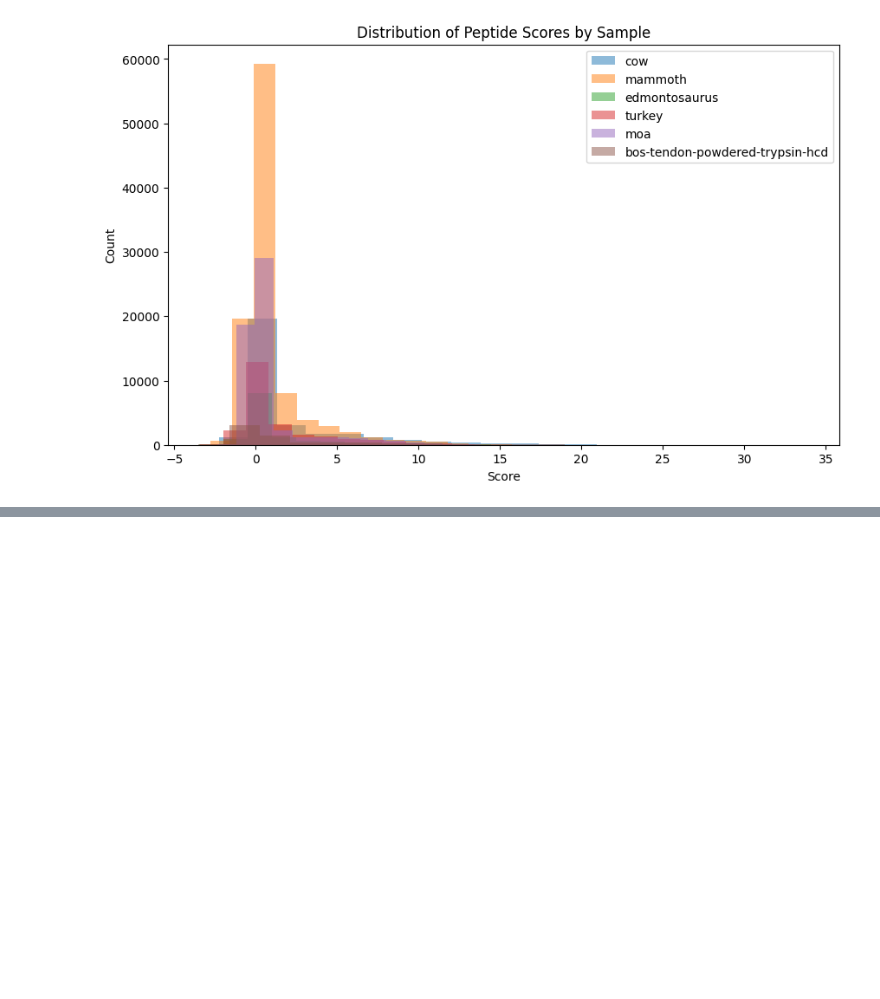
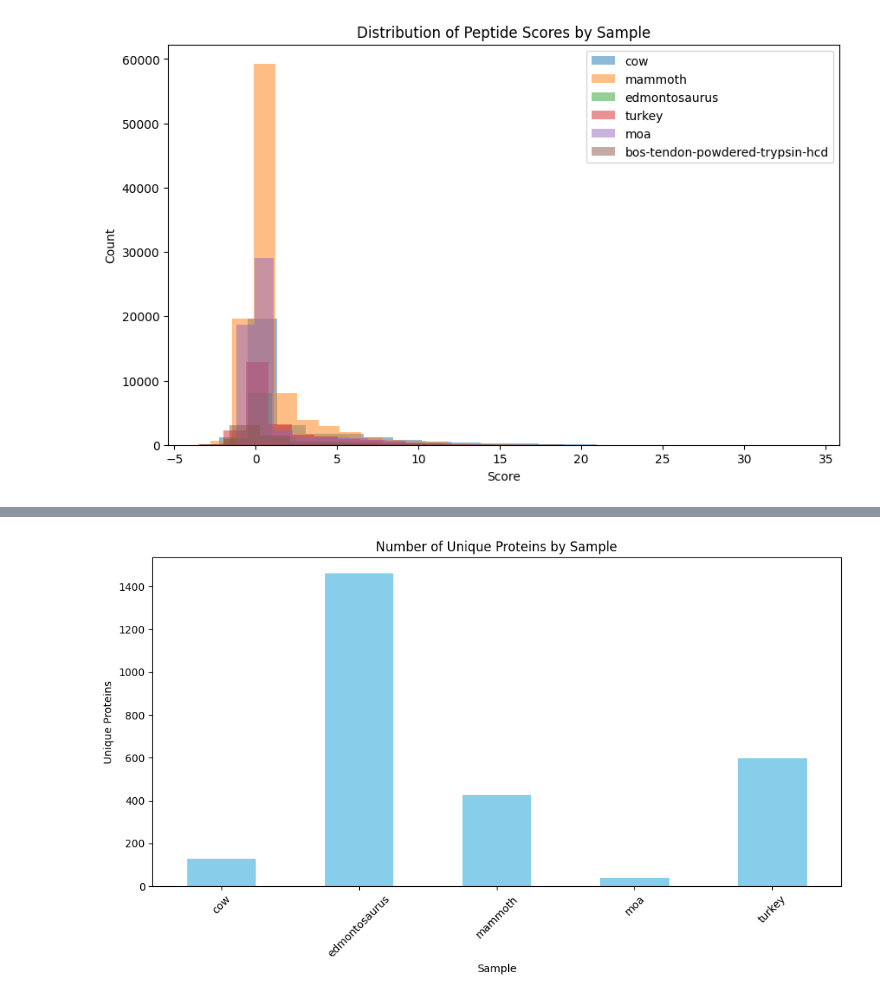
Before and after one commit to Palaeoprot/PalaeoProtCourse, a Jupyter notebook: Tartu_Excercise.ipynb, the cells around one changed output, grey strips where cells are left out. Saved outputs shown, nothing was run; the diff lists cells and outputs as text; code cells hidden in the pictures; blank space fills up the shorter version.

```diff
--- a/Tartu_Excercise.ipynb
+++ b/Tartu_Excercise.ipynb
@@ -719,3 +719,68 @@ plt.ylabel('Count')
 plt.show()
 # %% [output]
 [figure]
+# %%
+# Fix the sample naming inconsistency
+df['actual_sample'] = df['actual_sample'].replace('bos-tendon-powdered-trypsin-hcd', 'cow')
+
+# Now create a function to analyze proteins
+def analyze_proteins(df):
+    # Get all unique proteins
+    all_proteins = df['protein'].dropna().unique()
+
+    # Calculate basic statistics
+    total_proteins = len(all_proteins)
+    proteins_by_sample = df.groupby('actual_sample')['protein'].nunique()
+
+    # Get the most commonly identified proteins
+    protein_counts = df['protein'].value_counts().head(20)
+
+    print(f"Total unique proteins identified: {total_proteins}")
+    print("\nUnique proteins by sample:")
+    print(proteins_by_sample)
+
+    print("\nTop 20 most commonly identified proteins:")
+    print(protein_counts)
+
+    # Check for species-specific proteins
+    print("\nSample-specific protein distribution:")
+    for sample in df['actual_sample'].unique():
+        sample_proteins = set(df[df['actual_sample'] == sample]['protein'].dropna().unique())
+        only_in_this_sample = sample_proteins - set(df[df['actual_sample'] != sample]['protein'].dropna().unique())
+        print(f"{sample}: {len(sample_proteins)} proteins, {len(only_in_this_sample)} unique to this sample")
+
+    return all_proteins
+
+# Apply a score threshold for higher confidence
+high_confidence_df = df[df['score'] > 5]  # Adjust threshold as needed
+
+# Get proteins
+proteins = analyze_proteins(high_confidence_df)
+
+# Visualize proteins by sample
+plt.figure(figsize=(10, 6))
+df.groupby('actual_sample')['protein'].nunique().plot(kind='bar', color='skyblue')
+plt.title('Number of Unique Proteins by Sample')
+plt.xlabel('Sample')
+plt.ylabel('Unique Proteins')
+plt.xticks(rotation=45)
+plt.tight_layout()
+plt.show()
+
+# Create a table showing protein distribution across samples
+protein_sample_matrix = pd.crosstab(df['protein'], df['actual_sample']).astype(bool).astype(int)
+protein_sample_counts = protein_sample_matrix.sum(axis=1)
+protein_sample_counts = protein_sample_counts.sort_values(ascending=False)
+
+# Show top 10 proteins and their presence across samples
+top_proteins = protein_sample_counts.head(10).index
+protein_distribution = protein_sample_matrix.loc[top_proteins]
+print("\nTop 10 proteins and their presence across samples:")
+print(protein_distribution)
+
+# Optional: Save proteins to a file
+with open('/content/identified_proteins.txt', 'w') as f:
+    for protein in sorted(proteins):
+        if isinstance(protein, str):  # Handle NaN values
+            f.write(f"{protein}\n")
+# %% [output]
@@ -721,0 +804 @@ plt.show()
+[figure, added]
```
Also changed, not shown: parts of 2 cells of this notebook.
